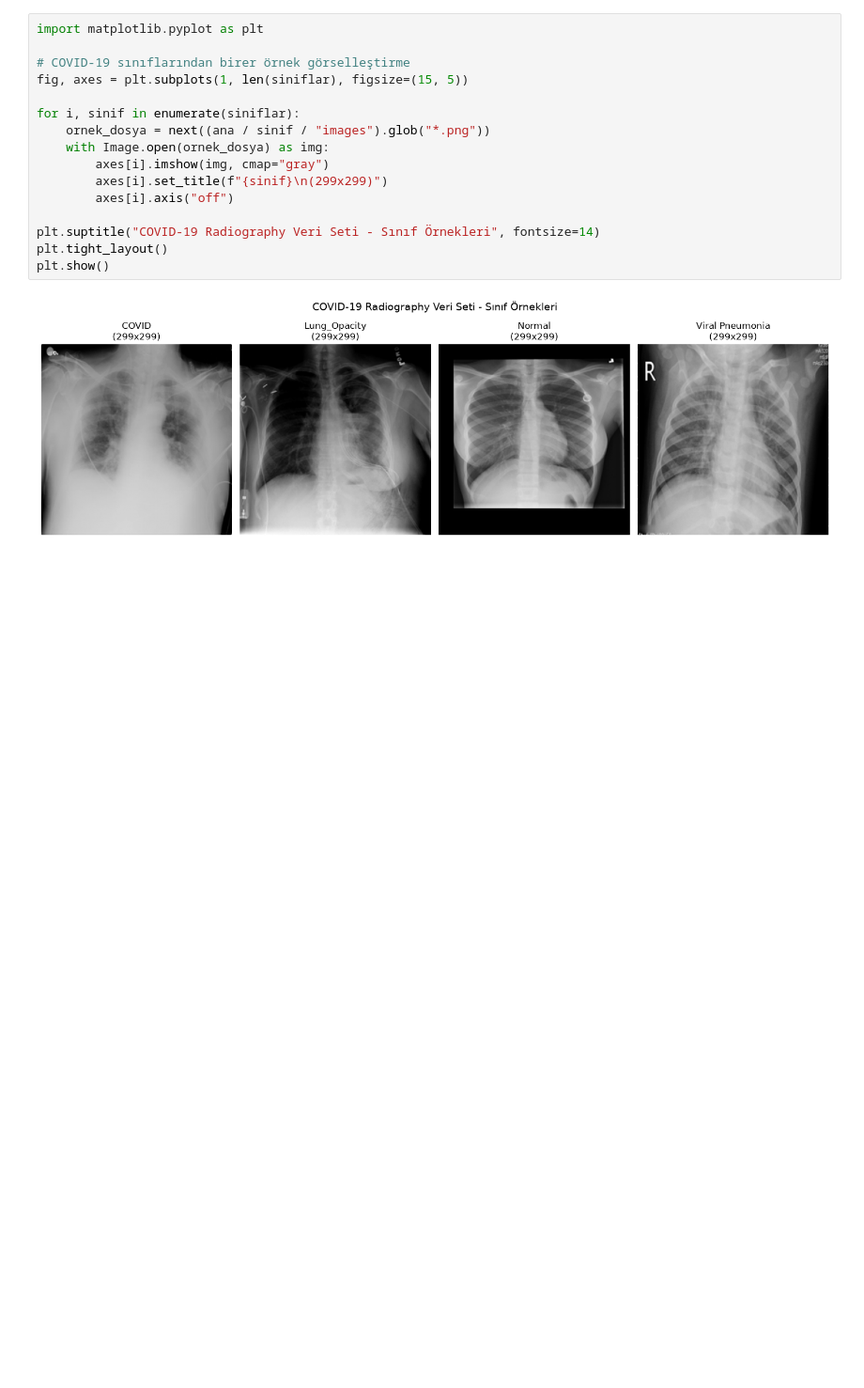
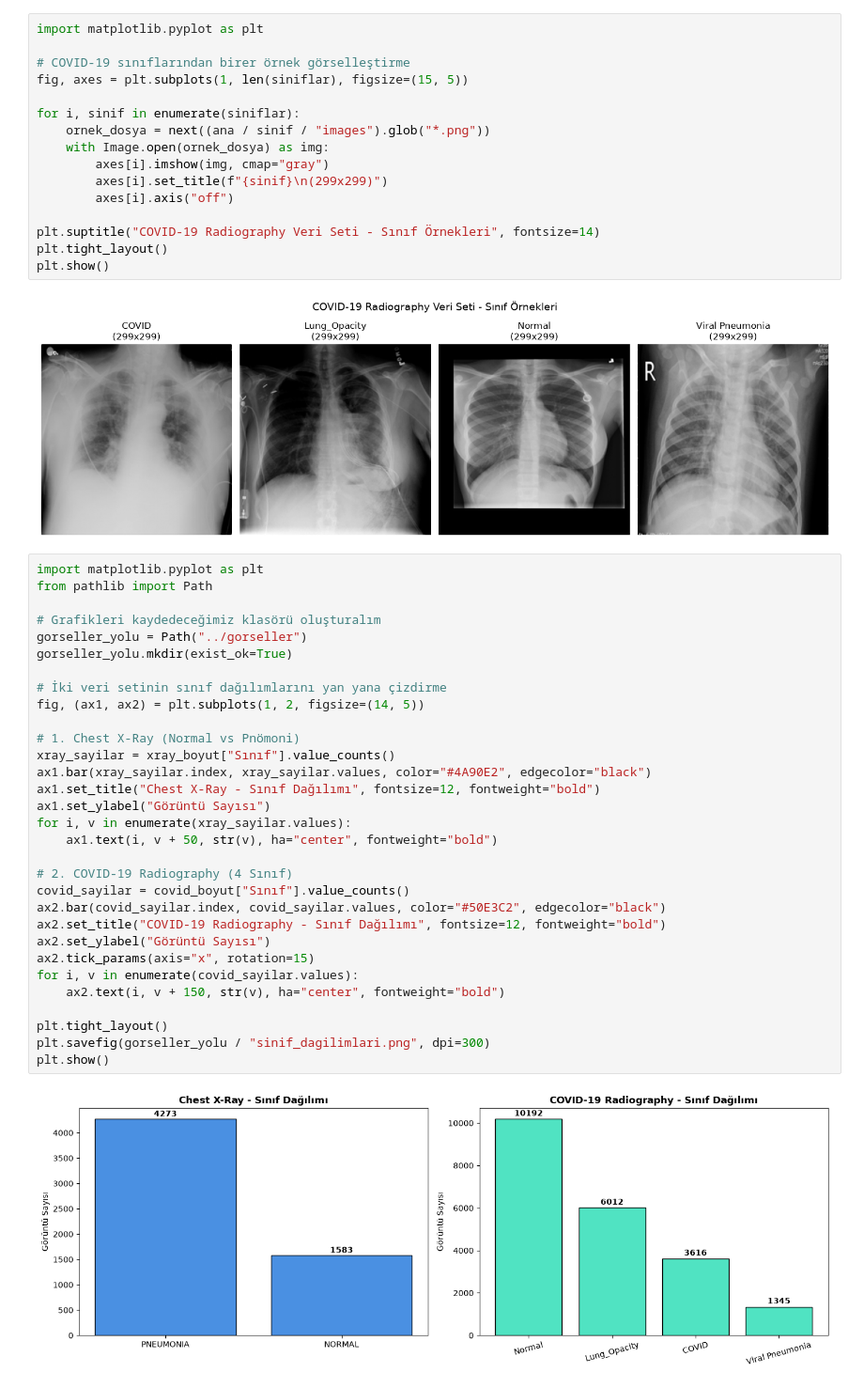
Before and after one commit to muhammeterendorak81/chest-xray-classification, a Jupyter notebook: notebooks/01_eda.ipynb, the cells around one changed output. Shown at 94% size. Saved outputs shown, nothing was run; the diff lists cells and outputs as text; blank space fills up the shorter version.

Commit message:
EDA: Sınıf dağılımlar, bolumler, boyut saçılımı ve piksel histogram grafiklerini ürettirdim.

```diff
--- a/notebooks/01_eda.ipynb
+++ b/notebooks/01_eda.ipynb
@@ -225,3 +225,36 @@ plt.tight_layout()
 plt.show()
 # %% [output]
 [figure]
+# %%
+import matplotlib.pyplot as plt
+from pathlib import Path
+
+# Grafikleri kaydedeceğimiz klasörü oluşturalım
+gorseller_yolu = Path("../gorseller")
+gorseller_yolu.mkdir(exist_ok=True)
+
+# İki veri setinin sınıf dağılımlarını yan yana çizdirme
+fig, (ax1, ax2) = plt.subplots(1, 2, figsize=(14, 5))
+
+# 1. Chest X-Ray (Normal vs Pnömoni)
+xray_sayilar = xray_boyut["Sınıf"].value_counts()
+ax1.bar(xray_sayilar.index, xray_sayilar.values, color="#4A90E2", edgecolor="black")
+ax1.set_title("Chest X-Ray - Sınıf Dağılımı", fontsize=12, fontweight="bold")
+ax1.set_ylabel("Görüntü Sayısı")
+for i, v in enumerate(xray_sayilar.values):
+    ax1.text(i, v + 50, str(v), ha="center", fontweight="bold")
+
+# 2. COVID-19 Radiography (4 Sınıf)
+covid_sayilar = covid_boyut["Sınıf"].value_counts()
+ax2.bar(covid_sayilar.index, covid_sayilar.values, color="#50E3C2", edgecolor="black")
+ax2.set_title("COVID-19 Radiography - Sınıf Dağılımı", fontsize=12, fontweight="bold")
+ax2.set_ylabel("Görüntü Sayısı")
+ax2.tick_params(axis="x", rotation=15)
+for i, v in enumerate(covid_sayilar.values):
+    ax2.text(i, v + 150, str(v), ha="center", fontweight="bold")
+
+plt.tight_layout()
+plt.savefig(gorseller_yolu / "sinif_dagilimlari.png", dpi=300)
+plt.show()
+# %% [output]
+[figure, added]
```
Also changed, not shown: parts of 1 cell of this notebook, 4 other files.
